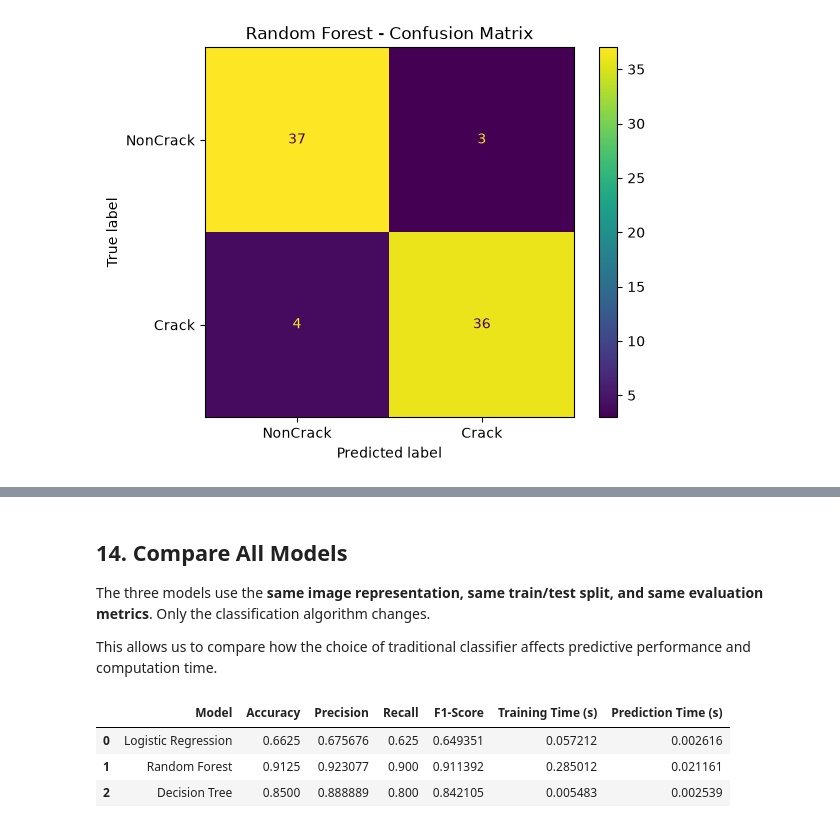
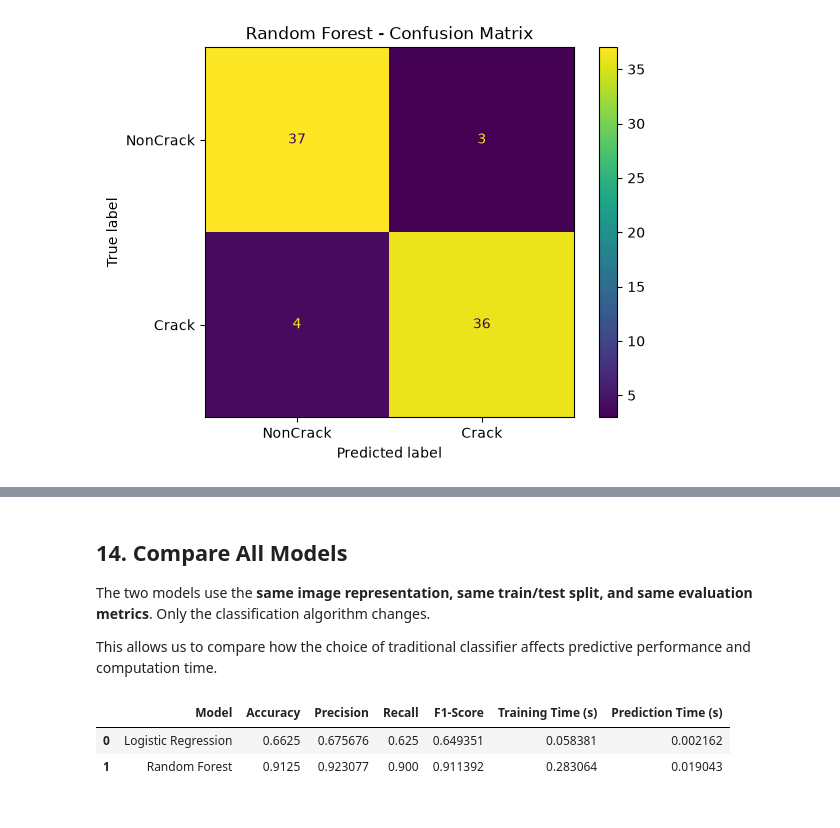
Before and after one commit to rutujs-polojwar/202618034_RutujaPolojwar_DS605, a Jupyter notebook: 202618034_Lab_6/Lab_6_Part_A.ipynb, the cells around one changed output, grey strips where cells are left out. Drawn from its saved outputs; the diff is of its cells as text; code cells hidden in the pictures.

```diff
--- a/202618034_Lab_6/Lab_6_Part_A.ipynb
+++ b/202618034_Lab_6/Lab_6_Part_A.ipynb
@@ -491,48 +436,41 @@ plt.show()
 # %% [markdown]
 ## 14. Compare All Models
 
-The three models use the **same image representation, same train/test split, and same evaluation metrics**. Only the classification algorithm changes.
+The two models use the **same image representation, same train/test split, and same evaluation metrics**. Only the classification algorithm changes.
 
 This allows us to compare how the choice of traditional classifier affects predictive performance and computation time.
 # %%
 results = [
     {
         "Model": "Logistic Regression",
         "Accuracy": logistic_accuracy,
         "Precision": logistic_precision,
         "Recall": logistic_recall,
         "F1-Score": logistic_f1,
         "Training Time (s)": logistic_training_time,
         "Prediction Time (s)": logistic_prediction_time,
     },
     {
         "Model": "Random Forest",
         "Accuracy": rf_accuracy,
         "Precision": rf_precision,
         "Recall": rf_recall,
         "F1-Score": rf_f1,
         "Training Time (s)": rf_training_time,
         "Prediction Time (s)": rf_prediction_time,
     },
-    {
-        "Model": "Decision Tree",
-        "Accuracy": dt_accuracy,
-        "Precision": dt_precision,
-        "Recall": dt_recall,
-        "F1-Score": dt_f1,
-        "Training Time (s)": dt_training_time,
-        "Prediction Time (s)": dt_prediction_time,
-    },
+
 ]
 
 results_df = pd.DataFrame(results)
 
 display(results_df)
+
+results_df.to_csv('cracks_results_comparison.csv')
 # %% [output]
 |  | Model | Accuracy | Precision | Recall | F1-Score | Training Time (s) | Prediction Time (s) |
-| 0 | Logistic Regression | 0.6625 | 0.675676 | 0.625 | 0.649351 | 0.057212 | 0.002616 |
-| 1 | Random Forest | 0.9125 | 0.923077 | 0.900 | 0.911392 | 0.285012 | 0.021161 |
-| 2 | Decision Tree | 0.8500 | 0.888889 | 0.800 | 0.842105 | 0.005483 | 0.002539 |
+| 0 | Logistic Regression | 0.6625 | 0.675676 | 0.625 | 0.649351 | 0.058381 | 0.002162 |
+| 1 | Random Forest | 0.9125 | 0.923077 | 0.900 | 0.911392 | 0.283064 | 0.019043 |
 # %% [markdown]
 ## 15. Observations
 
```
Also changed, not shown: parts of 10 cells of this notebook, 3 other files.
